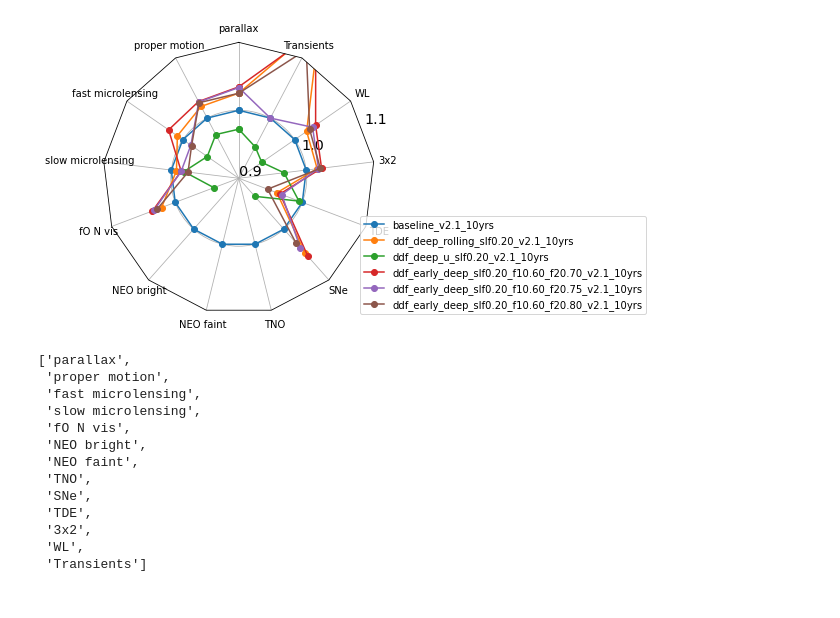
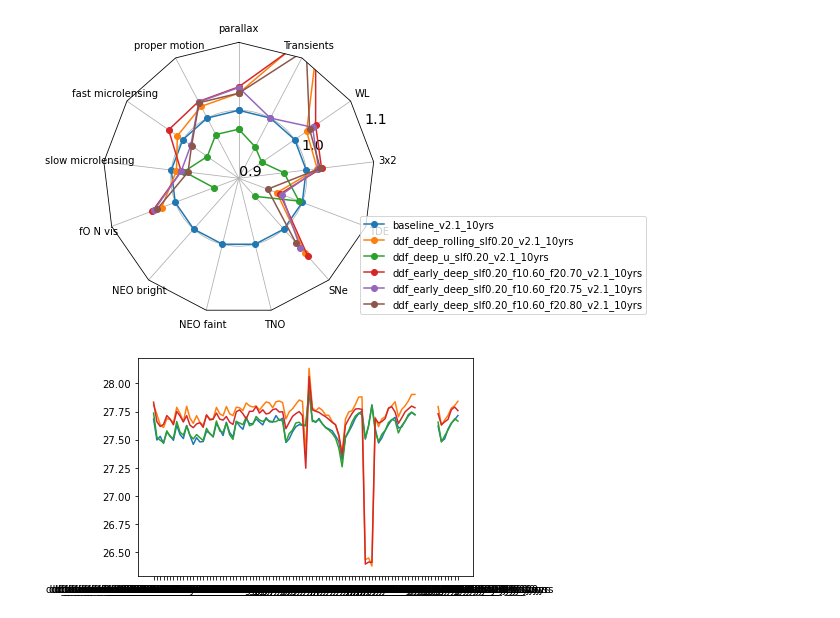
Before and after one commit to lsst-sims/sims_featureScheduler_runs2.1, a Jupyter notebook: maf/combined_look.ipynb, the cells around one changed output. Saved outputs shown, nothing was run; the diff lists cells and outputs as text; code cells hidden in the pictures.

```diff
--- a/maf/combined_look.ipynb
+++ b/maf/combined_look.ipynb
@@ -548,17 +548,10 @@ fig, ax = radar(ndata, legend=True, rgrids=[0.9, 1.0, 1.1], bbox_to_anchor=(2, 0
 # %% [output]
 [figure]
 # %%
+# Let's look at the depths of the DDF fields
+runs = [data.index[0]] + [name for name in data.index if 'ddf_' in name]
-# %% [output]
-['parallax',
- 'proper motion',
- 'fast microlensing',
- 'slow microlensing',
- 'fO N vis',
- 'NEO bright',
- 'NEO faint',
- 'TNO',
- 'SNe',
- 'TDE',
- '3x2',
- 'WL',
- 'Transients']
+# %%
+for name in ['COSMOS', 'ECDFS',  'XMM-LSS', 'ELAISS1']:
+    plt.plot(df['Median %s, 5-sigma i i HealpixSubsetSlicer' % name][runs])
+# %% [output]
+[figure, added]
```
Also changed, not shown: parts of 1 cell of this notebook, 1 other file.
